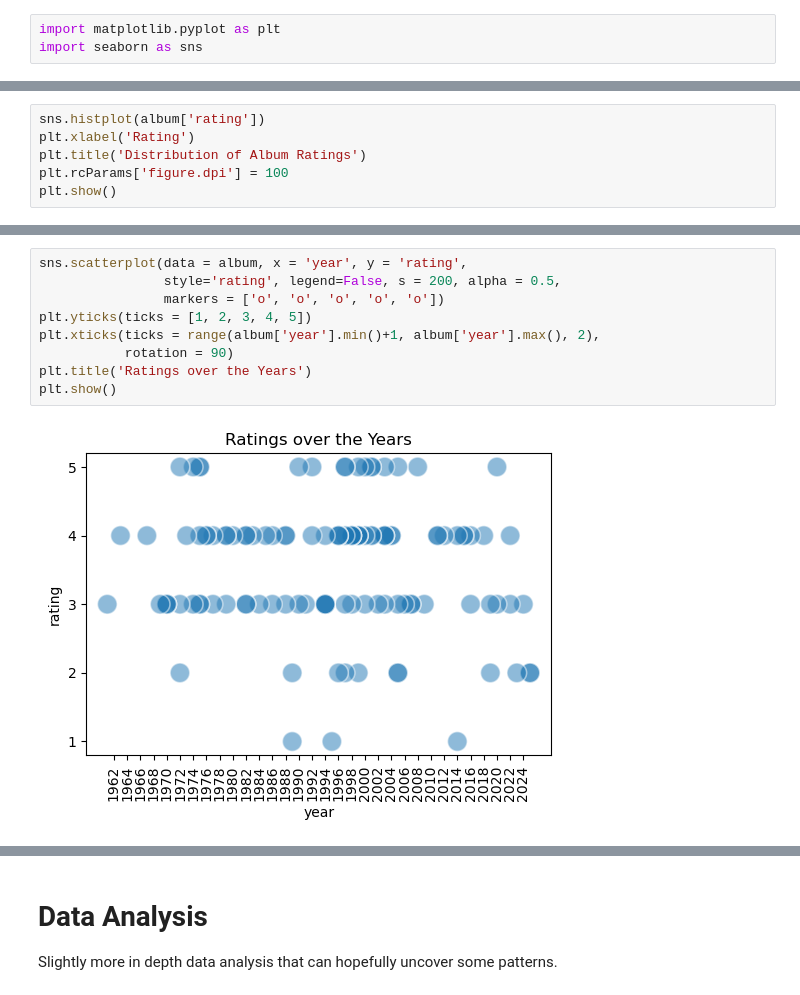
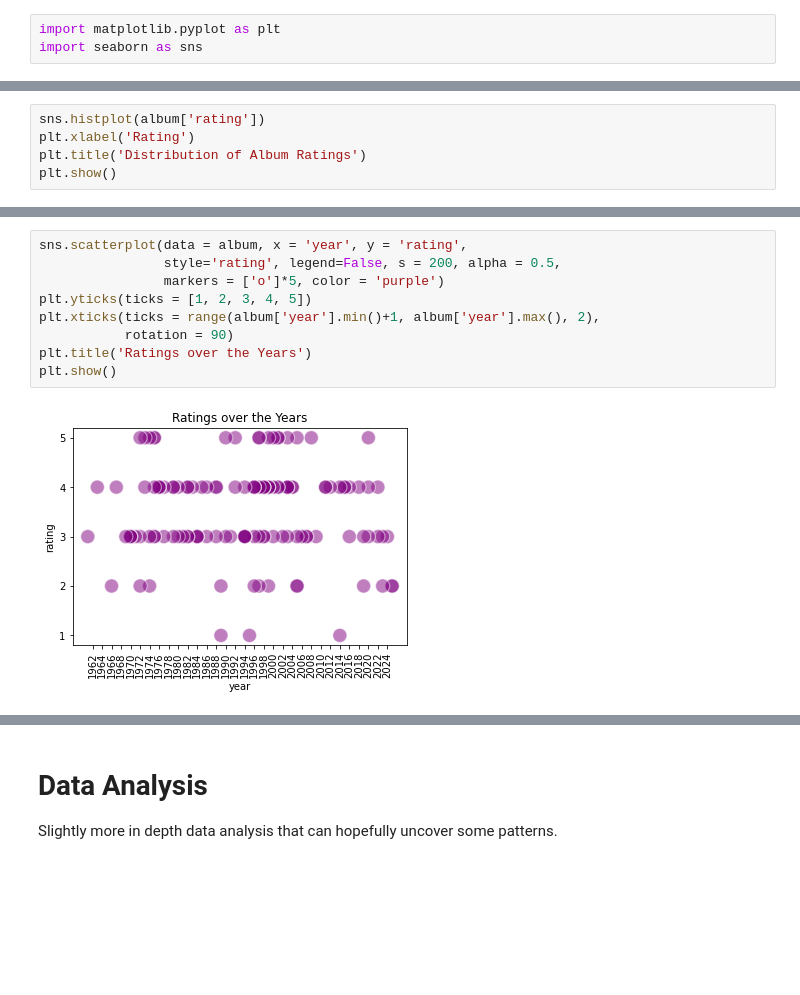
Before and after one commit to osvalentino/album_review, a Jupyter notebook: album_review.ipynb, the cells around one changed output, grey strips where cells are left out. Cells and saved outputs as stored; diff of their text form; blank space fills up the shorter version.

```diff
--- a/album_review.ipynb
+++ b/album_review.ipynb
@@ -494,6 +512,5 @@ album['rating'].describe().to_frame().T
 sns.histplot(album['rating'])
 plt.xlabel('Rating')
 plt.title('Distribution of Album Ratings')
-plt.rcParams['figure.dpi'] = 100
 plt.show()
 # %% [output]
@@ -528,12 +551,12 @@ plt.show()
 # %%
 sns.scatterplot(data = album, x = 'year', y = 'rating',
                 style='rating', legend=False, s = 200, alpha = 0.5,
-                markers = ['o', 'o', 'o', 'o', 'o'])
+                markers = ['o']*5, color = 'purple')
 plt.yticks(ticks = [1, 2, 3, 4, 5])
 plt.xticks(ticks = range(album['year'].min()+1, album['year'].max(), 2),
            rotation = 90)
 plt.title('Ratings over the Years')
 plt.show()
 # %% [output]
-[figure, old version]
+[figure, new version]
 # %%
```
Also changed, not shown: parts of 43 cells of this notebook.
